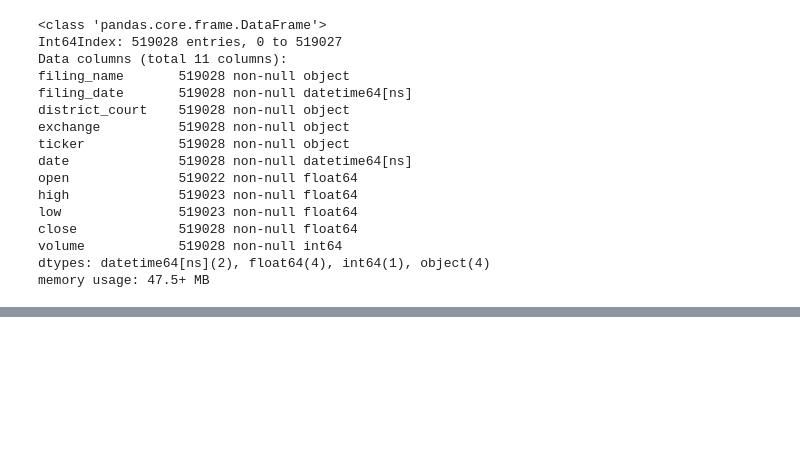
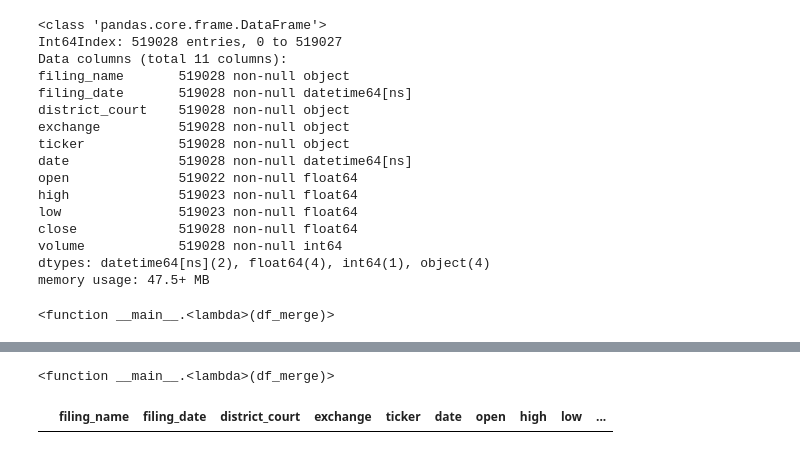
Before and after one commit to jkapl/securities-fraud-predict, a Jupyter notebook: stock-fraud-predict.ipynb, the cells around one changed output, grey strips where cells are left out. Cells and saved outputs as stored; diff of their text form; code cells hidden in the pictures; blank space fills up the shorter version.

```diff
--- a/stock-fraud-predict.ipynb
+++ b/stock-fraud-predict.ipynb
@@ -199,6 +199,9 @@ dtypes: datetime64[ns](2), float64(4), int64(1), object(4)
 memory usage: 47.5+ MB
 # %%
 nans = lambda df_merge: df_merge[df_merge.isnull().any(axis=1)]
+nans
+# %% [output]
+<function __main__.<lambda>(df_merge)>
 # %%
 nans(df_merge)
 # %% [output]
@@ -209,3 +212,12 @@ nans(df_merge)
 | 263233 | Vertex Pharmaceuticals, Inc. | 2003-09-23 | D. Massachusetts | NASDAQ | VRTX | 2015-05-12 | NaN | NaN | NaN | ... |
 | 334748 | EnergySolutions, Inc. | 2009-10-09 | S.D. New York | New York SE | ES | 2015-07-17 | NaN | 48.49 | 47.85 | ... |
 | 444074 | Regeneron Pharmaceuticals, Inc. | 2003-05-02 | S.D. New York | NASDAQ | REGN | 2015-06-09 | NaN | NaN | NaN | ... |
+# %%
+nans1 = lambda df_merge: df_merge[df_merge.filing_name.isnull()]
+nans1
+# %% [output]
+<function __main__.<lambda>(df_merge)>
+# %%
+nans1(df_merge)
+# %% [output]
+|  | filing_name | filing_date | district_court | exchange | ticker | date | open | high | low | ... |
```
Also changed, not shown: parts of 9 cells of this notebook.
